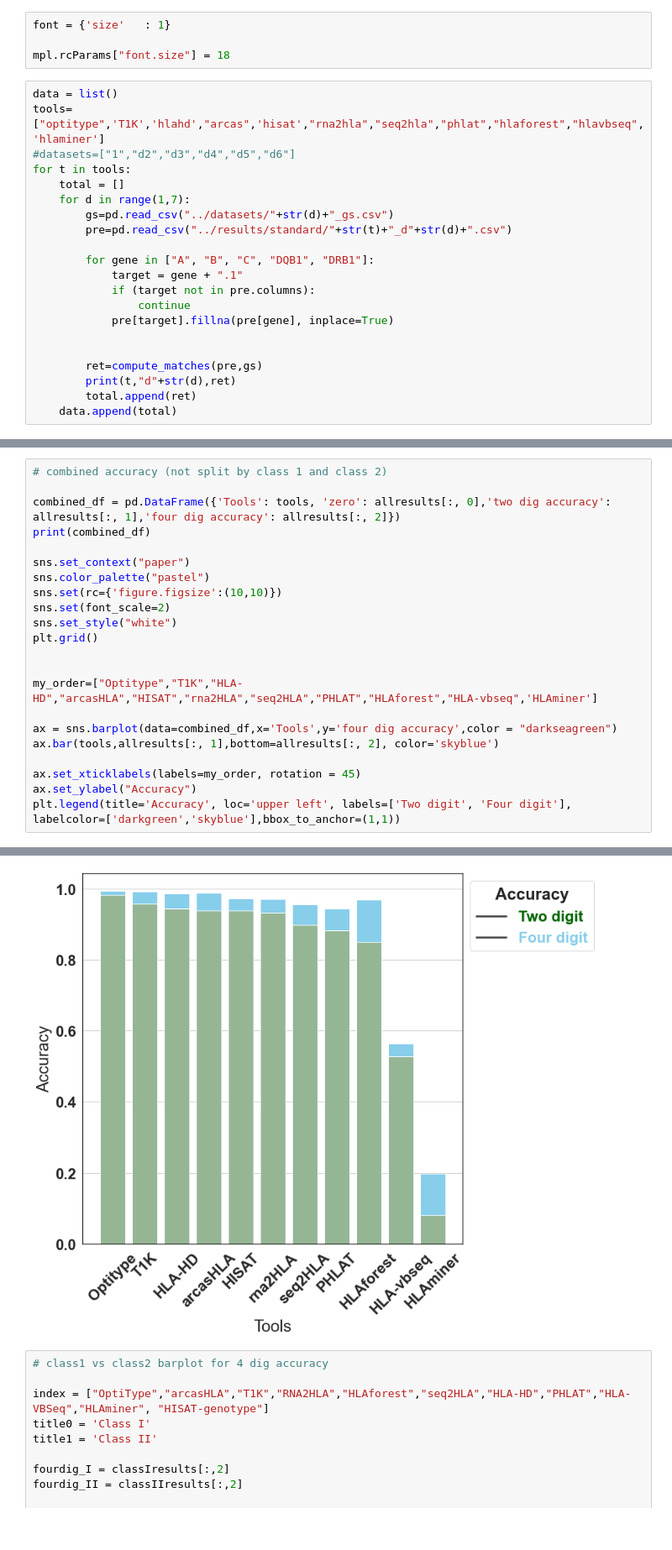
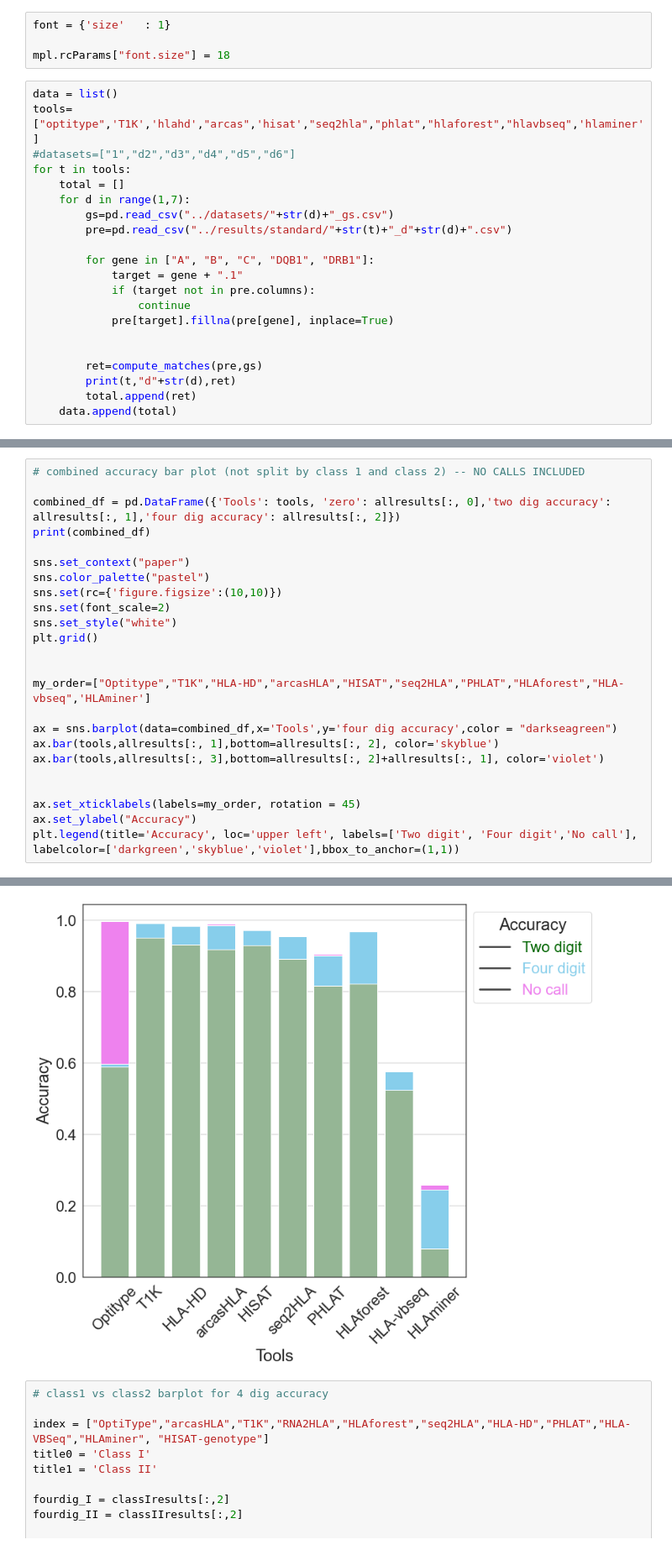
Before and after one commit to ydottie/hlaproject, a Jupyter notebook: notebooks/accuracy.ipynb, the cells around one changed output, grey strips where cells are left out. Shown at 84% size. Drawn from its saved outputs; the diff is of its cells as text.

Commit message:
small fixes to accuracy script

```diff
--- a/notebooks/accuracy.ipynb
+++ b/notebooks/accuracy.ipynb
@@ -11,7 +11,7 @@ font = {'size'   : 1}
 mpl.rcParams["font.size"] = 18
 # %%
 data = list()
-tools=["optitype",'T1K','hlahd',"arcas",'hisat',"rna2hla","seq2hla","phlat","hlaforest","hlavbseq",'hlaminer']
+tools=["optitype",'T1K','hlahd',"arcas",'hisat',"seq2hla","phlat","hlaforest","hlavbseq",'hlaminer']
 #datasets=["1","d2","d3","d4","d5","d6"]
 for t in tools:
     total = []
@@ -86,5 +101,5 @@ IndexError: too many indices for array: array is 1-dimensional, but 2 were index
 # %%
-# combined accuracy (not split by class 1 and class 2)
+# combined accuracy bar plot (not split by class 1 and class 2) -- NO CALLS INCLUDED
 
 combined_df = pd.DataFrame({'Tools': tools, 'zero': allresults[:, 0],'two dig accuracy': allresults[:, 1],'four dig accuracy': allresults[:, 2]})
 print(combined_df)
@@ -97,12 +112,14 @@ sns.set_style("white")
 plt.grid()
 
 
-my_order=["Optitype","T1K","HLA-HD","arcasHLA","HISAT","rna2HLA","seq2HLA","PHLAT","HLAforest","HLA-vbseq",'HLAminer']
+my_order=["Optitype","T1K","HLA-HD","arcasHLA","HISAT","seq2HLA","PHLAT","HLAforest","HLA-vbseq",'HLAminer']
 
 ax = sns.barplot(data=combined_df,x='Tools',y='four dig accuracy',color = "darkseagreen")
 ax.bar(tools,allresults[:, 1],bottom=allresults[:, 2], color='skyblue')
+ax.bar(tools,allresults[:, 3],bottom=allresults[:, 2]+allresults[:, 1], color='violet')
+
 
 ax.set_xticklabels(labels=my_order, rotation = 45)
 ax.set_ylabel("Accuracy")
-plt.legend(title='Accuracy', loc='upper left', labels=['Two digit', 'Four digit'], labelcolor=['darkgreen','skyblue'],bbox_to_anchor=(1,1))
+plt.legend(title='Accuracy', loc='upper left', labels=['Two digit', 'Four digit','No call'], labelcolor=['darkgreen','skyblue','violet'],bbox_to_anchor=(1,1))
 # %% [output]
@@ -121,5 +137,5 @@ plt.legend(title='Accuracy', loc='upper left', labels=['Two digit', 'Four digit'
 <matplotlib.legend.Legend at 0x...>
-[figure, old version]
+[figure, new version]
 # %%
 # class1 vs class2 barplot for 4 dig accuracy
 
```
Also changed, not shown: parts of 3 cells of this notebook, 3 other files.
